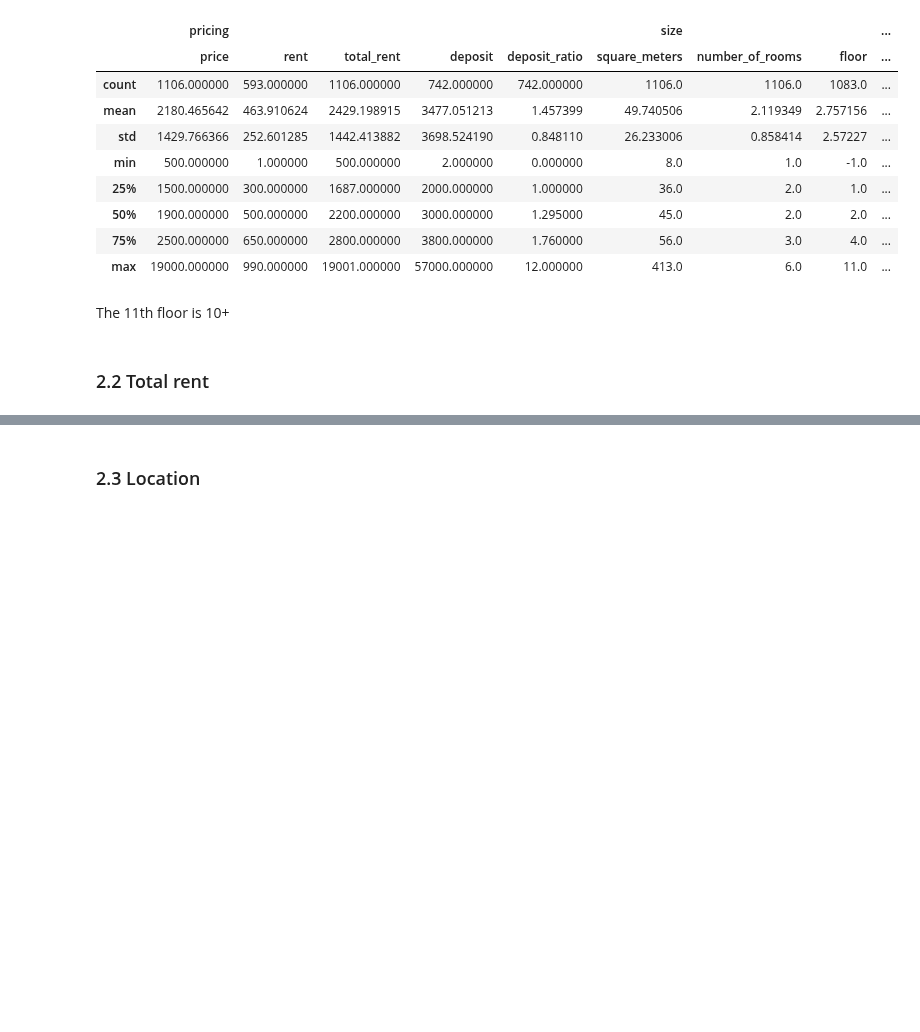
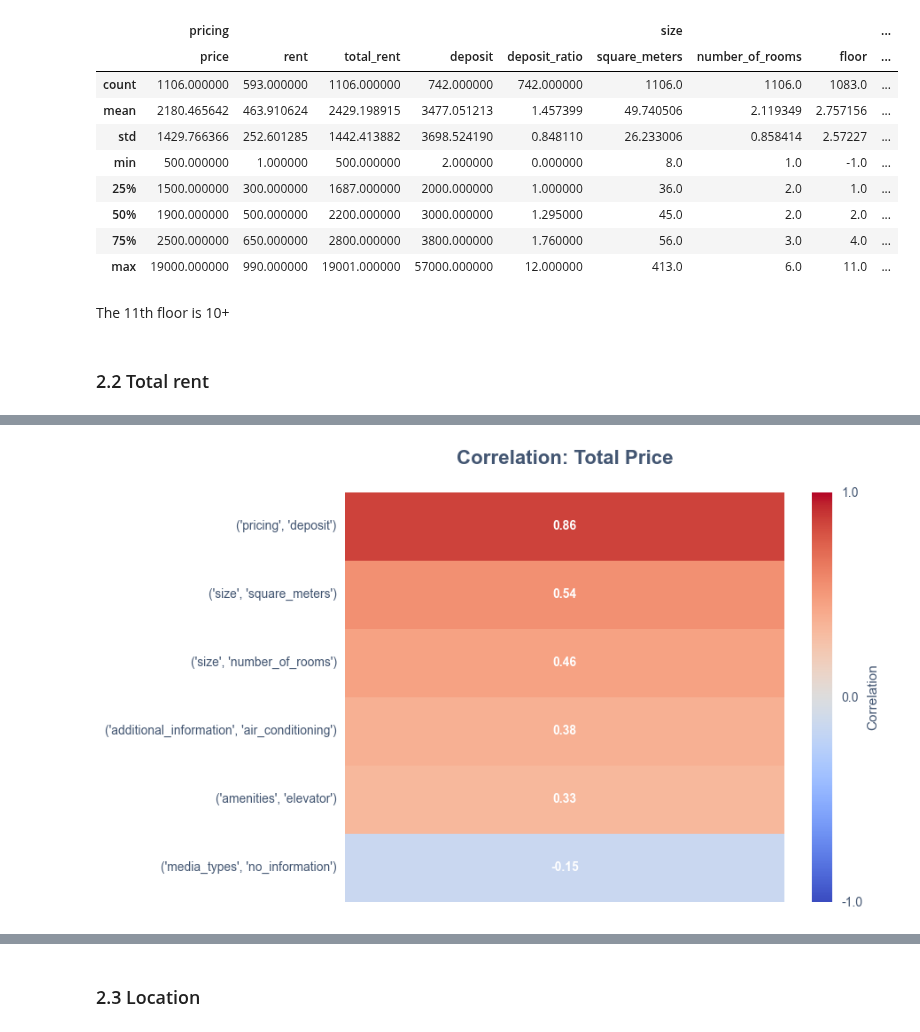
Before and after one commit to Luk-kar/Home-Market-Harvester, a Jupyter notebook: notebooks/003_EDA.ipynb, the cells around one changed output, grey strips where cells are left out. Cells and saved outputs as stored; diff of their text form; code cells hidden in the pictures; blank space fills up the shorter version.

```diff
--- a/notebooks/003_EDA.ipynb
+++ b/notebooks/003_EDA.ipynb
@@ -353,0 +690,4 @@ Total Price:
+# %%
+show_extreme_correlations(combined_df, ('pricing', 'total_rent'), title="Total Price")
+# %% [output]
+[figure, added]
```
Also changed, not shown: parts of 16 cells of this notebook, 2 other files.
